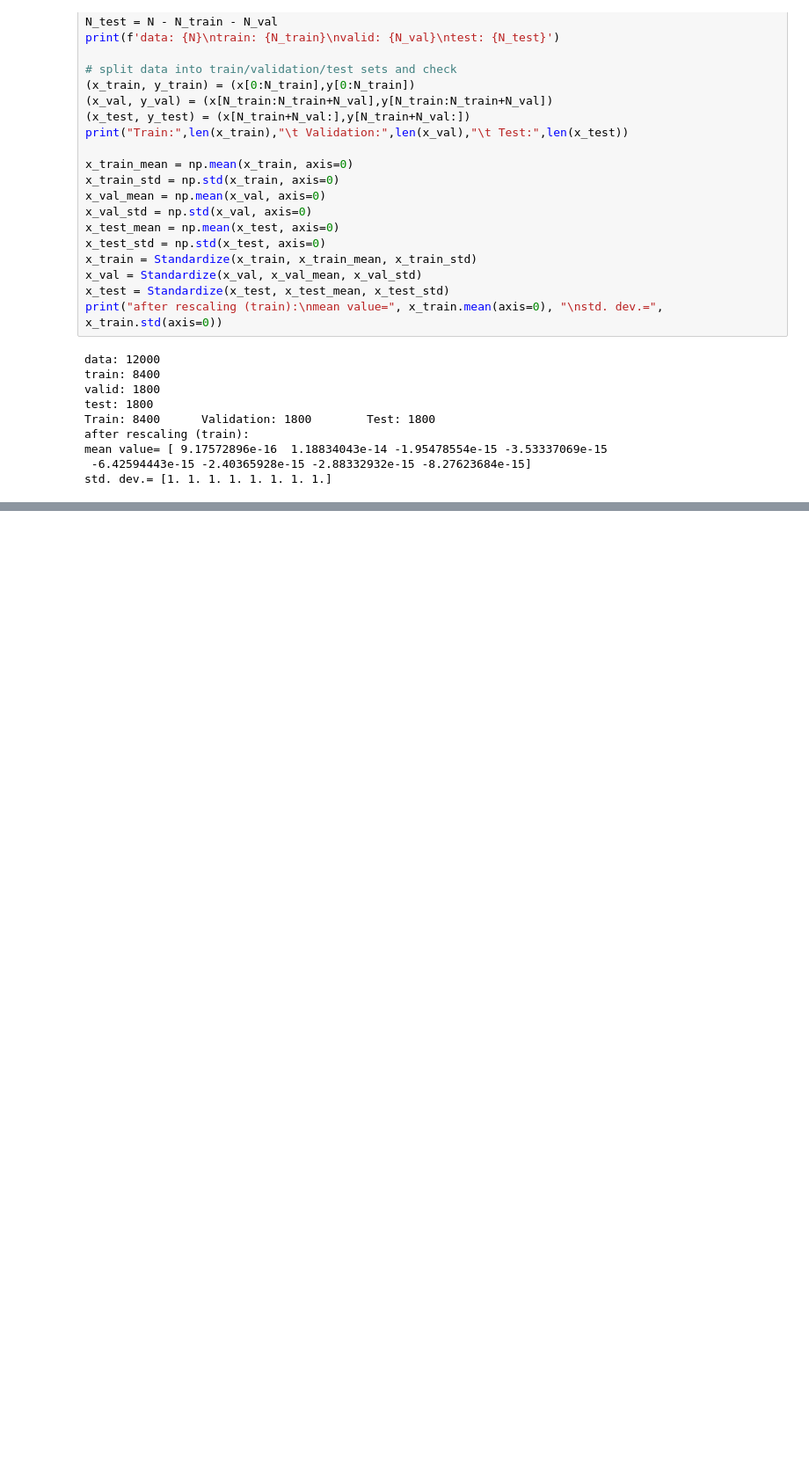
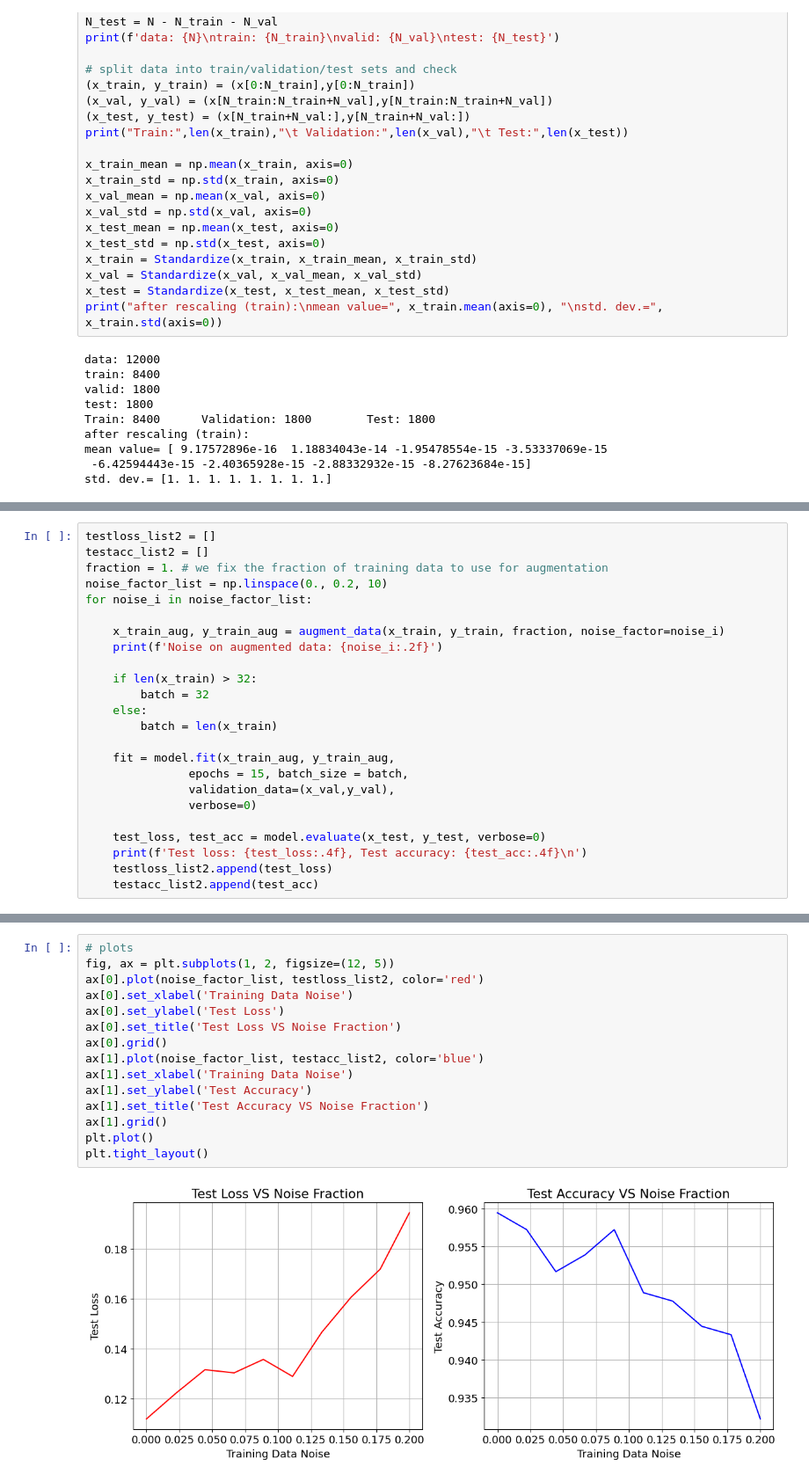
Before and after one commit to FC0000/LCP_B, a Jupyter notebook: group2607_exercise1.ipynb, the cells around one changed output, grey strips where cells are left out. Shown at 88% size. Cells and saved outputs as stored; diff of their text form; blank space fills up the shorter version.

```diff
--- a/group2607_exercise1.ipynb
+++ b/group2607_exercise1.ipynb
@@ -175,0 +288,24 @@ Best Dropout Rate: 0.1
+# %%
+testloss_list2 = []
+testacc_list2 = []
+fraction = 1. # we fix the fraction of training data to use for augmentation
+noise_factor_list = np.linspace(0., 0.2, 10)
+for noise_i in noise_factor_list:
+
+    x_train_aug, y_train_aug = augment_data(x_train, y_train, fraction, noise_factor=noise_i)
+    print(f'Noise on augmented data: {noise_i:.2f}')
+
+    if len(x_train) > 32:
+        batch = 32
+    else:
+        batch = len(x_train)
+
+    fit = model.fit(x_train_aug, y_train_aug,
+               epochs = 15, batch_size = batch,
+               validation_data=(x_val,y_val),
+               verbose=0)
+
+    test_loss, test_acc = model.evaluate(x_test, y_test, verbose=0)
+    print(f'Test loss: {test_loss:.4f}, Test accuracy: {test_acc:.4f}\n')
+    testloss_list2.append(test_loss)
+    testacc_list2.append(test_acc)
@@ -175,0 +330,17 @@ Best Dropout Rate: 0.1
+# %%
+# plots
+fig, ax = plt.subplots(1, 2, figsize=(12, 5))
+ax[0].plot(noise_factor_list, testloss_list2, color='red')
+ax[0].set_xlabel('Training Data Noise')
+ax[0].set_ylabel('Test Loss')
+ax[0].set_title('Test Loss VS Noise Fraction')
+ax[0].grid()
+ax[1].plot(noise_factor_list, testacc_list2, color='blue')
+ax[1].set_xlabel('Training Data Noise')
+ax[1].set_ylabel('Test Accuracy')
+ax[1].set_title('Test Accuracy VS Noise Fraction')
+ax[1].grid()
+plt.plot()
+plt.tight_layout()
+# %% [output]
+[figure, added]
```
Also changed, not shown: parts of 16 cells of this notebook.
